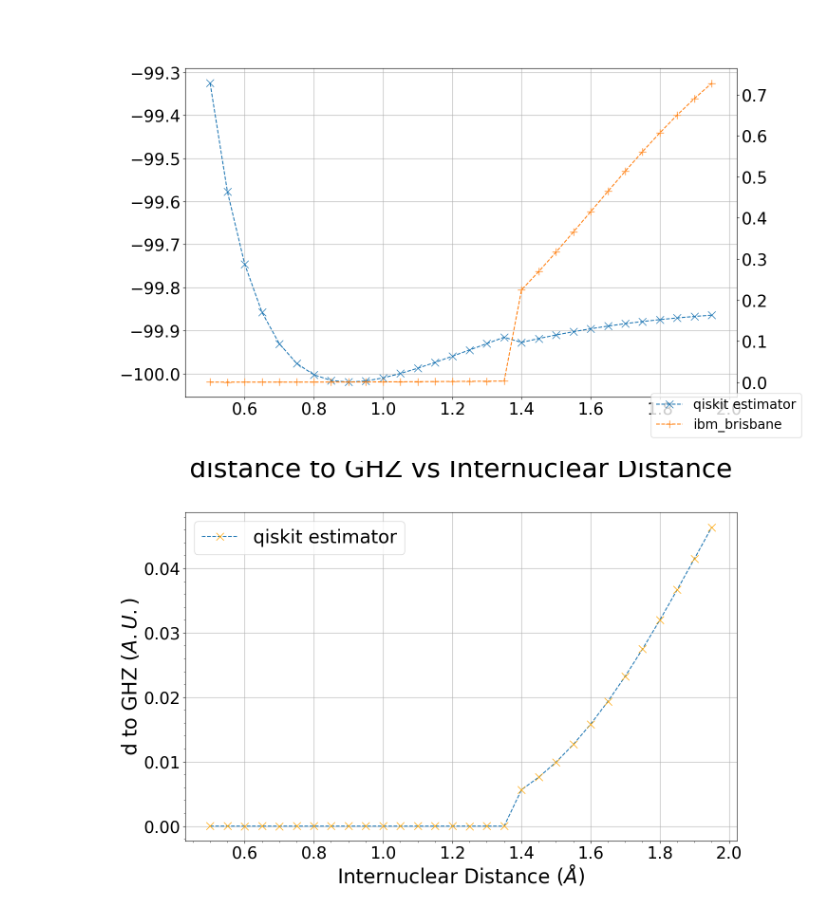
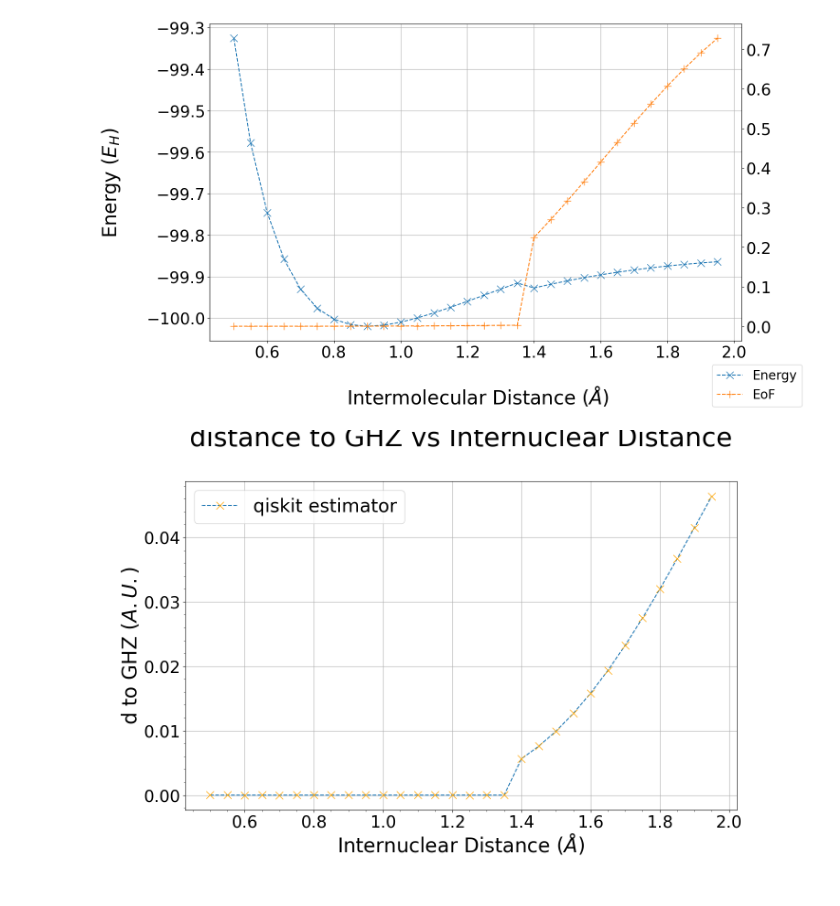
Before and after one commit to jervaal/Thesis-VQE, a Jupyter notebook: Diatomic Molecules/HF_molecule.ipynb, the cells around one changed output. Drawn from its saved outputs; the diff is of its cells as text; code cells hidden in the pictures.

```diff
--- a/Diatomic Molecules/HF_molecule.ipynb
+++ b/Diatomic Molecules/HF_molecule.ipynb
@@ -198,33 +198,33 @@ plt.show()
 # %%
 # Plotting the data
 
 fig, ax1 = plt.subplots(figsize=(15, 9))
 
 
-ax1.plot(distances, energies_HF, marker='x', linestyle='--', label= 'qiskit estimator', markersize= 12)
+ax1.plot(distances, energies_HF, marker='x', linestyle='--', label= 'Energy', markersize= 12)
 
 ax1.set_xlabel('\n Intermolecular Distance ($\AA$) ', fontsize= 30 )
 ax1.set_ylabel('Energy ($E_H$) \n', fontsize= 30)
 #ax1.set_title('State Distances vs Internuclear Distance\n', fontsize= 40)
 ax1.grid(True)
 ax1.tick_params(axis='y')
 plt.tick_params(axis='both', which='major', labelsize=25)  # Change the label size here
 
 ax2 = ax1.twinx()
 
-ax2.plot(distances, entgmax_HF, marker='+', linestyle='--',label= 'ibm_brisbane' , markersize= 12, color= 'tab:orange')
+ax2.plot(distances, entgmax_HF, marker='+', linestyle='--',label= 'EoF' , markersize= 12, color= 'tab:orange')
 ax1.set_ylabel('Energy ($E_H$) \n', fontsize= 30)
 ax2.tick_params(axis= 'y')
 
 
 fig.legend( loc='lower right' ,fontsize= 20)
 plt.tick_params(axis='both', which='major', labelsize=25)  # Change the label size here
 
 
 #fig.tight_layout()
 plt.show()
 # %% [output]
-[figure, old version]
+[figure, new version]
 # %%
 # Plotting the data
 
```
Also changed, not shown: parts of 3 cells of this notebook, 4 other files.
